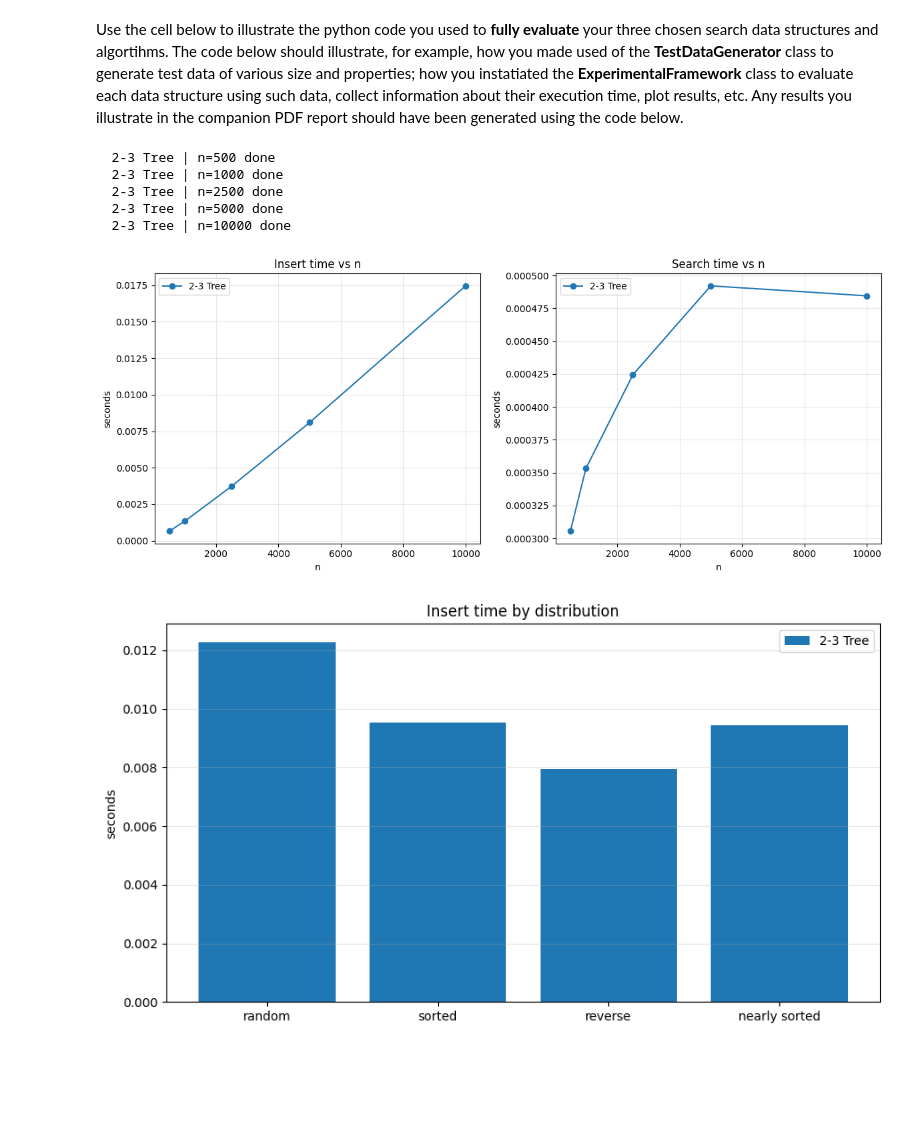
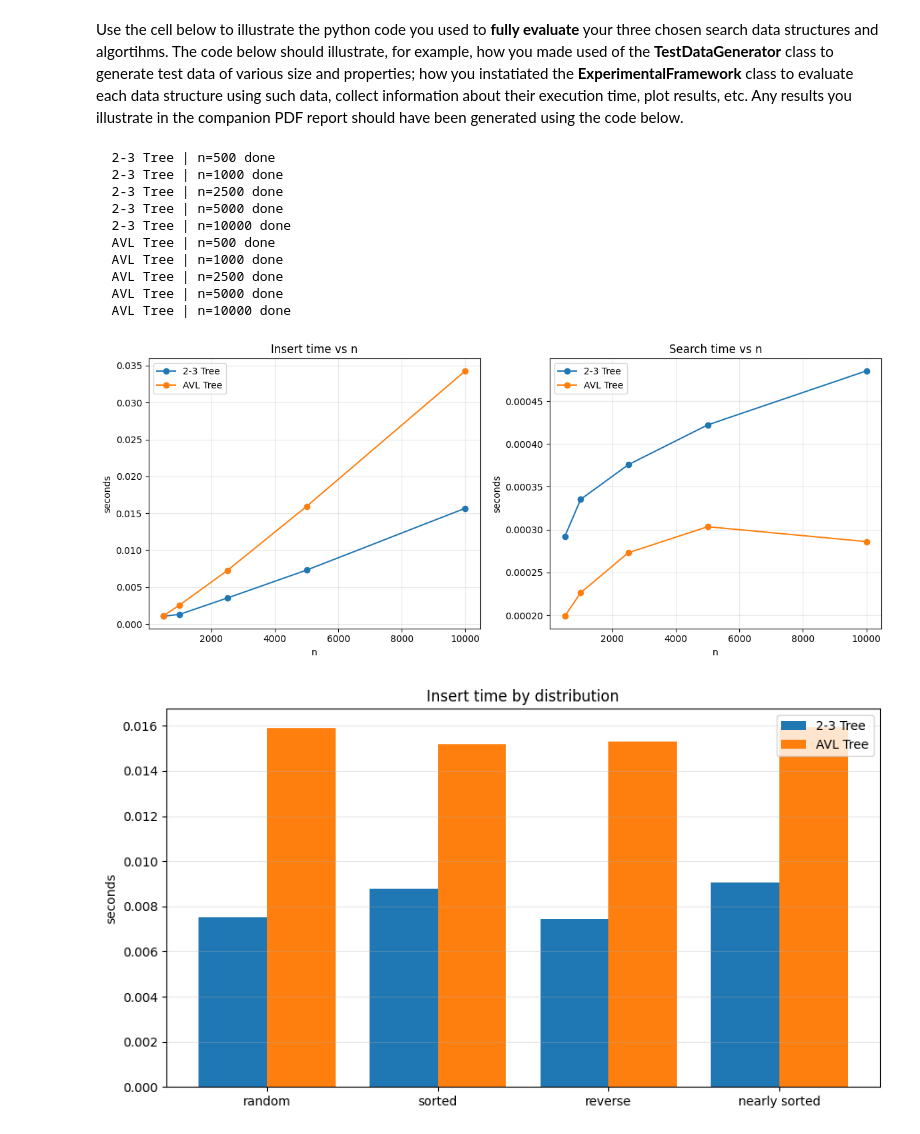
Before and after one commit to alinVladimirescu/Algorithms-Coursework, a Jupyter notebook: group_XXX_COMP0005_code.ipynb, the cells around one changed output. Saved outputs shown, nothing was run; the diff lists cells and outputs as text; code cells hidden in the pictures; blank space fills up the shorter version.

```diff
--- a/group_XXX_COMP0005_code.ipynb
+++ b/group_XXX_COMP0005_code.ipynb
@@ -108,8 +149,8 @@ class TwoThreeTree(AbstractSearchInterface):
         mid_key   = node.keys[1]
         right_key = node.keys[2]
 
-        left_node  = Node(left_key)
-        right_node = Node(right_key)
+        left_node  = TwoThreeNode(left_key)
+        right_node = TwoThreeNode(right_key)
 
         if not node.is_leaf():
             left_node.children  = node.children[:2]
@@ -122,7 +163,7 @@ class TwoThreeTree(AbstractSearchInterface):
         parent = node.parent
 
         if parent is None:
-            new_root = Node(mid_key)
+            new_root = TwoThreeNode(mid_key)
             new_root.children = [left_node, right_node]
             left_node.parent  = new_root
             right_node.parent = new_root
@@ -137,7 +178,7 @@ class TwoThreeTree(AbstractSearchInterface):
 
     def insertElement(self, element):
         if self.root is None:
-            self.root = Node(element)
+            self.root = TwoThreeNode(element)
             return True
 
         leaf = self._find_leaf(element)
@@ -169,21 +210,3 @@ class TwoThreeTree(AbstractSearchInterface):
         return False
 # %% [markdown]
 Use the cell below to implement the requested API by means of **AVL Tree** (if among your chosen data structure).
-# %%
-class AVLTree(AbstractSearchInterface):
-
-    def insertElement(self, element):
-        inserted = False
-        # ADD YOUR CODE HERE
-
-
-        return inserted
-
-
-
-    def searchElement(self, element):
-        found = False
-        # ADD YOUR CODE HERE
-
-
-        return found
@@ -372,26 +457,31 @@ Use the cell below to illustrate the python code you used to **fully evaluate**
 # %%
 structures = {
     "2-3 Tree": TwoThreeTree,
-    # "AVL Tree": AVLTree,
+    "AVL Tree": AVLTree,
     # "LLRB BST": LLRBBST,
 }
 
 gen       = TestDataGenerator(seed=42)
 framework = ExperimentalFramework()
 
 # Scalability: how does each structure perform as n grows?
 framework.run(structures, sizes=[500, 1000, 2500, 5000, 10000], gen=gen)
 framework.plot_scalability()
 
 # Distribution: how does insertion order affect performance?
 dist_results = framework.run_by_distribution(structures, n=5000, gen=gen)
 framework.plot_distributions(dist_results, operation="insert")
 framework.plot_distributions(dist_results, operation="search")
 # %% [output]
   2-3 Tree | n=500 done
   2-3 Tree | n=1000 done
   2-3 Tree | n=2500 done
   2-3 Tree | n=5000 done
   2-3 Tree | n=10000 done
+  AVL Tree | n=500 done
+  AVL Tree | n=1000 done
+  AVL Tree | n=2500 done
+  AVL Tree | n=5000 done
+  AVL Tree | n=10000 done
-[figure, old version]
+[figure, new version]
-[figure, old version]
+[figure, new version]
```
Also changed, not shown: parts of 3 cells of this notebook, 1 other file.
